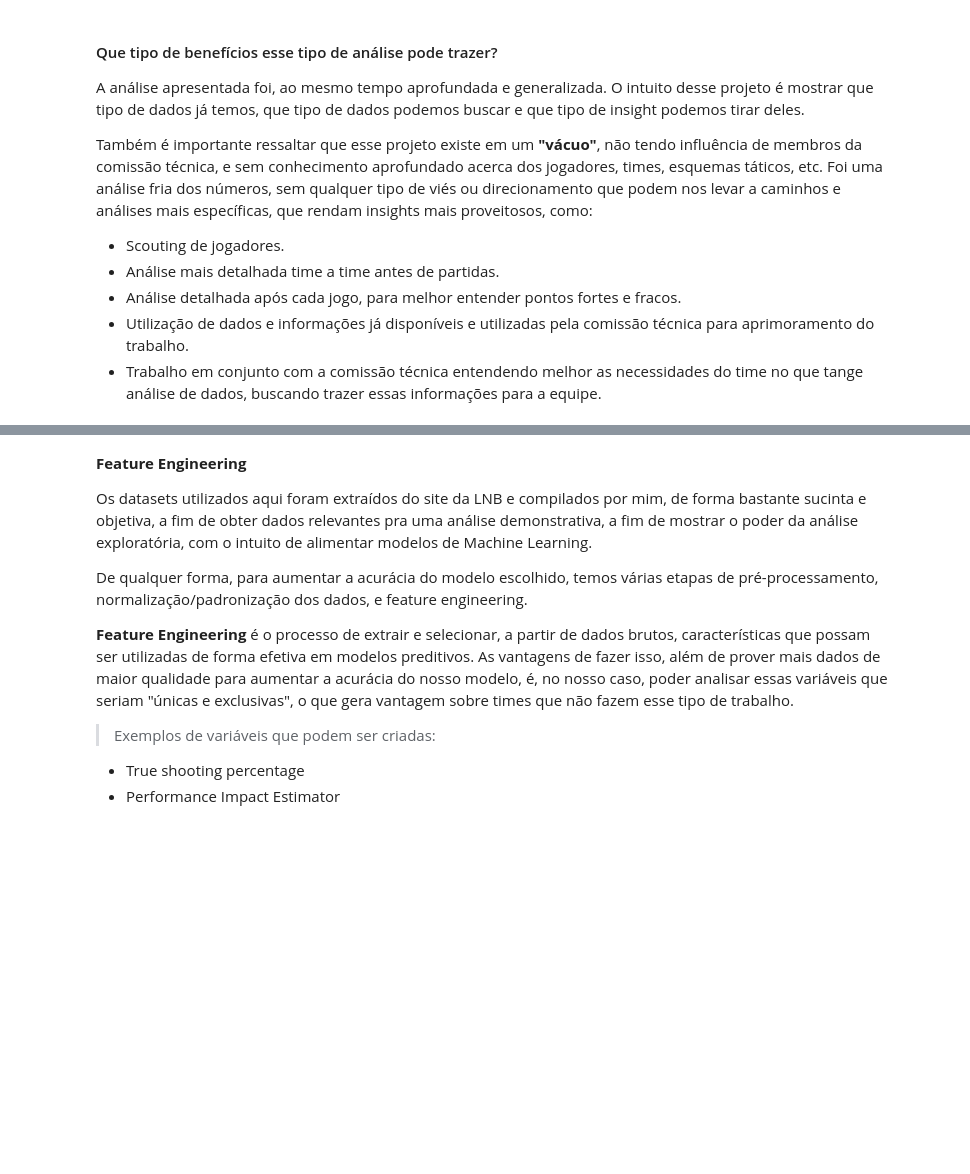
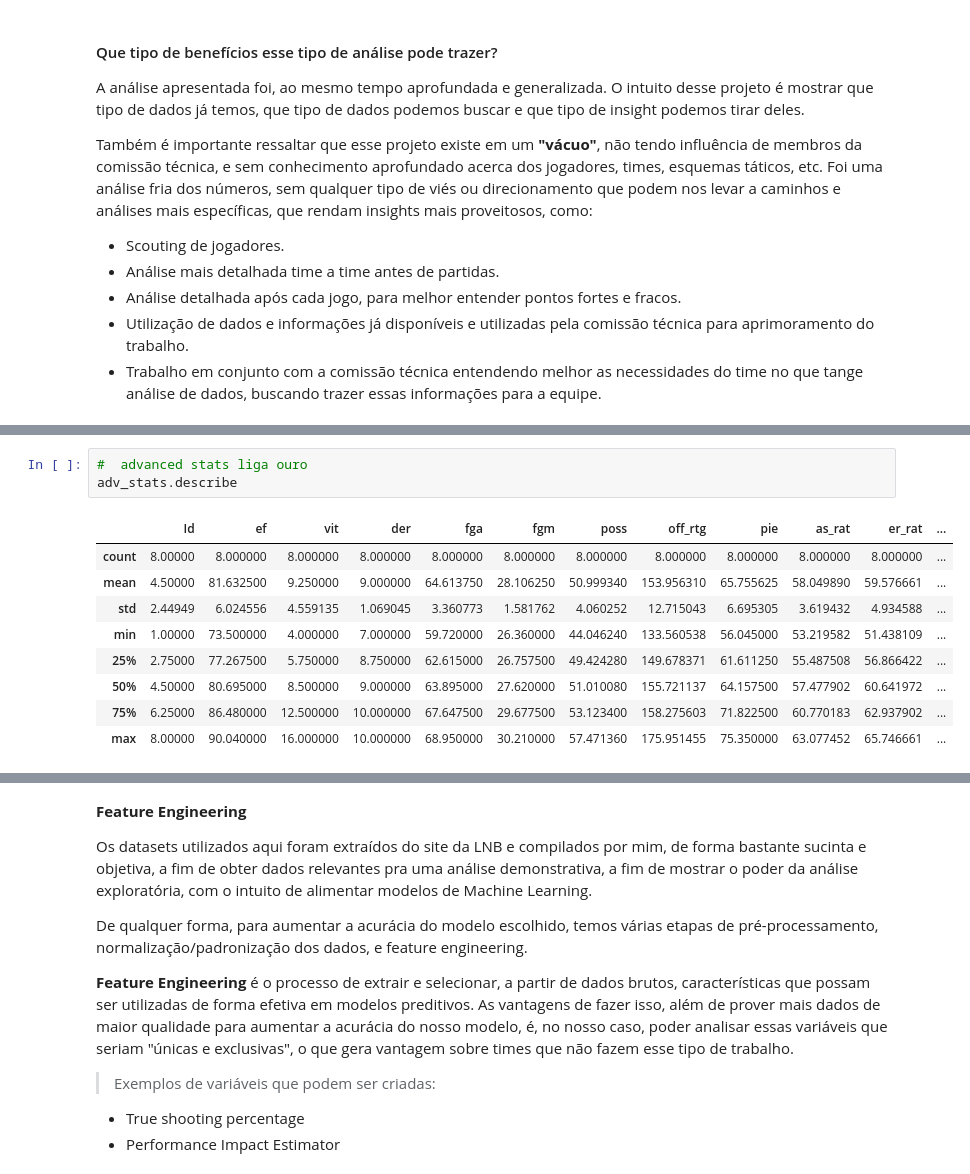
Before and after one commit to rafaelnduarte/Analise_De_Dados_Cerrado_Basquete, a Jupyter notebook: Análise_de_Dados_Cerrado_Basquete.ipynb, the cells around one changed output, grey strips where cells are left out. Cells and saved outputs as stored; diff of their text form; blank space fills up the shorter version.

```diff
--- a/Análise_de_Dados_Cerrado_Basquete.ipynb
+++ b/Análise_de_Dados_Cerrado_Basquete.ipynb
@@ -1259,0 +1349,13 @@ Também é importante ressaltar que esse projeto existe em um **"vácuo"**, não
+# %%
+#  advanced stats liga ouro
+adv_stats.describe
+# %% [output]
+|  | Id | ef | vit | der | fga | fgm | poss | off_rtg | pie | as_rat | er_rat | ... |
+| count | 8.00000 | 8.000000 | 8.000000 | 8.000000 | 8.000000 | 8.000000 | 8.000000 | 8.000000 | 8.000000 | 8.000000 | 8.000000 | ... |
+| mean | 4.50000 | 81.632500 | 9.250000 | 9.000000 | 64.613750 | 28.106250 | 50.999340 | 153.956310 | 65.755625 | 58.049890 | 59.576661 | ... |
+| std | 2.44949 | 6.024556 | 4.559135 | 1.069045 | 3.360773 | 1.581762 | 4.060252 | 12.715043 | 6.695305 | 3.619432 | 4.934588 | ... |
+| min | 1.00000 | 73.500000 | 4.000000 | 7.000000 | 59.720000 | 26.360000 | 44.046240 | 133.560538 | 56.045000 | 53.219582 | 51.438109 | ... |
+| 25% | 2.75000 | 77.267500 | 5.750000 | 8.750000 | 62.615000 | 26.757500 | 49.424280 | 149.678371 | 61.611250 | 55.487508 | 56.866422 | ... |
+| 50% | 4.50000 | 80.695000 | 8.500000 | 9.000000 | 63.895000 | 27.620000 | 51.010080 | 155.721137 | 64.157500 | 57.477902 | 60.641972 | ... |
+| 75% | 6.25000 | 86.480000 | 12.500000 | 10.000000 | 67.647500 | 29.677500 | 53.123400 | 158.275603 | 71.822500 | 60.770183 | 62.937902 | ... |
+| max | 8.00000 | 90.040000 | 16.000000 | 10.000000 | 68.950000 | 30.210000 | 57.471360 | 175.951455 | 75.350000 | 63.077452 | 65.746661 | ... |
```
Also changed, not shown: parts of 6 cells of this notebook.
